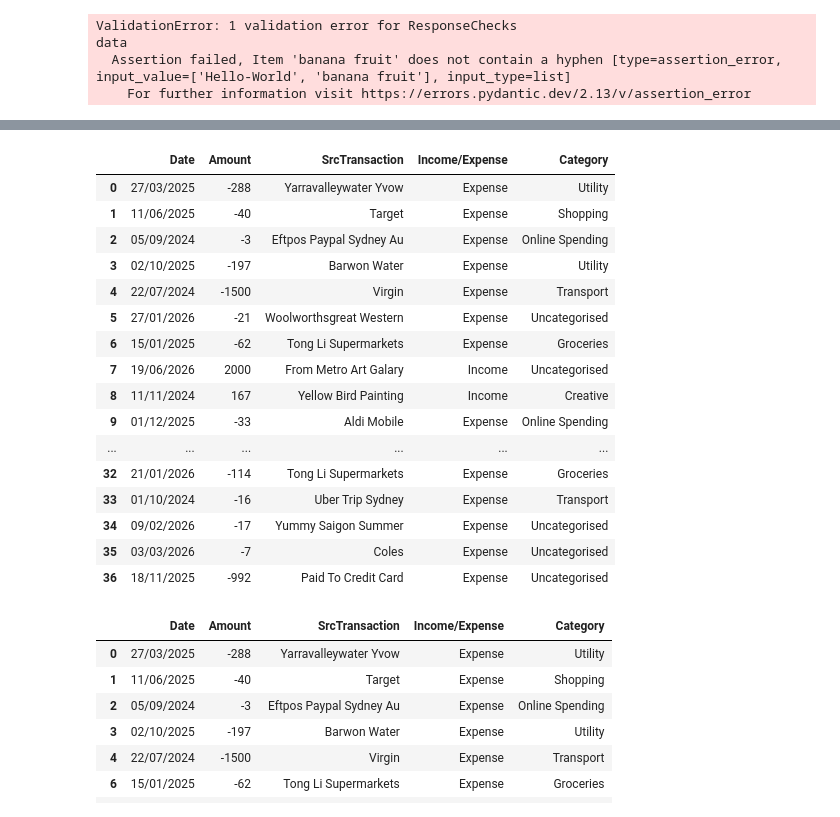
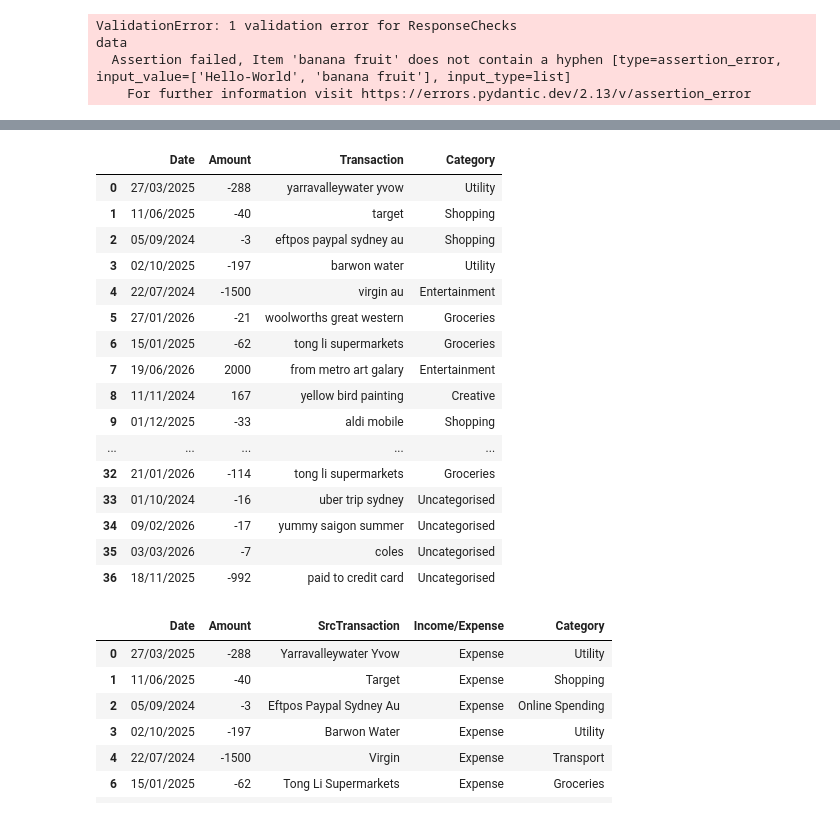
Before and after one commit to DzLeMQ/FALLM, a Jupyter notebook: categorise_transactions.ipynb, the cells around one changed output, grey strips where cells are left out. Saved outputs shown, nothing was run; the diff lists cells and outputs as text; code cells hidden in the pictures.

```diff
--- a/categorise_transactions.ipynb
+++ b/categorise_transactions.ipynb
@@ -16,8 +15,8 @@ def read_data():
     TransDF['Amount'] = pd.to_numeric(TransDF['Amount'], errors='coerce').fillna(0).astype(int)
     return TransDF
 
-AllTransDF = read_data()
+TransformedDF = read_data()
 
 #make sure the data has the right data type
-print(AllTransDF.dtypes)
+print(TransformedDF.dtypes)
 # %% [output]
@@ -62,0 +36,15 @@ TransformedDF = transform_data(AllTransDF)
+# %%
+def normalise_transaction(value):
+    if pd.isna(value):
+        return ""
+    value = str(value).strip().lower()
+    value = re.sub(r"[^a-z]+", " ", value)
+    return re.sub(r"\s+", " ", value).strip()
+
+#make a copy of transformed source to new df
+
+TransformedDF["Transaction"] = TransformedDF["Desc"].apply(normalise_transaction)
+
+TransformedDF.drop(columns = ["Desc"], inplace = True)
+
+TransformedDF
@@ -243,49 +282,51 @@ CategoriesDF
 # %%
 def normalise_transaction(value):
     if pd.isna(value):
         return ""
     value = str(value).strip().lower()
     value = re.sub(r"[^a-z0-9]+", " ", value)
     return re.sub(r"\s+", " ", value).strip()
 
-SourceDF = TransformedDF.copy()
-SourceDF = SourceDF.rename(columns={"Transaction": "SrcTransaction"})
+#make a copy of transformed source to new df
+# SourceDF = TransformedDF.copy()
+# SourceDF = SourceDF.rename(columns={"Transaction": "SrcTransaction"})
 
 CategoriesDF = CategoriesDF.copy()
 CategoriesDF["Transaction"] = CategoriesDF["Transaction"].fillna("").astype(str).str.strip()
-CategoriesDF["Transaction"] = CategoriesDF["Transaction"].str.replace(r"^(\d+\.|\*)\s+", "", regex=True)
+CategoriesDF["Transaction"] = CategoriesDF["Transaction"].str.replace(r"^(\d+\.|\*)\s+", "",
+regex=True)
 CategoriesDF["JoinKey"] = CategoriesDF["Transaction"].apply(normalise_transaction)
 CategoriesDF = CategoriesDF.drop_duplicates(subset=["JoinKey"], keep="first")
 
-SourceDF["JoinKey"] = SourceDF["SrcTransaction"].apply(normalise_transaction)
+TransformedDF["JoinKey"] = TransformedDF["Transaction"].apply(normalise_transaction)
 
 CategorisedTrans = pd.merge(
-    SourceDF,
+    TransformedDF,
     CategoriesDF[["JoinKey", "Category"]],
     on="JoinKey",
     how="left"
 ).drop(columns=["JoinKey"])
 
 CategorisedTrans["Category"] = CategorisedTrans["Category"].fillna("Uncategorised")
 CategorisedTrans
 # %% [output]
-|  | Date | Amount | SrcTransaction | Income/Expense | Category |
-| 0 | 27/03/2025 | -288 | Yarravalleywater Yvow | Expense | Utility |
-| 1 | 11/06/2025 | -40 | Target | Expense | Shopping |
-| 2 | 05/09/2024 | -3 | Eftpos Paypal Sydney Au | Expense | Online Spending |
-| 3 | 02/10/2025 | -197 | Barwon Water | Expense | Utility |
-| 4 | 22/07/2024 | -1500 | Virgin | Expense | Transport |
-| 5 | 27/01/2026 | -21 | Woolworthsgreat Western | Expense | Uncategorised |
-| 6 | 15/01/2025 | -62 | Tong Li Supermarkets | Expense | Groceries |
-| 7 | 19/06/2026 | 2000 | From Metro Art Galary | Income | Uncategorised |
-| 8 | 11/11/2024 | 167 | Yellow Bird Painting | Income | Creative |
-| 9 | 01/12/2025 | -33 | Aldi Mobile | Expense | Online Spending |
-| ... | ... | ... | ... | ... | ... |
-| 32 | 21/01/2026 | -114 | Tong Li Supermarkets | Expense | Groceries |
-| 33 | 01/10/2024 | -16 | Uber Trip Sydney | Expense | Transport |
-| 34 | 09/02/2026 | -17 | Yummy Saigon Summer | Expense | Uncategorised |
-| 35 | 03/03/2026 | -7 | Coles | Expense | Uncategorised |
-| 36 | 18/11/2025 | -992 | Paid To Credit Card | Expense | Uncategorised |
+|  | Date | Amount | Transaction | Category |
+| 0 | 27/03/2025 | -288 | yarravalleywater yvow | Utility |
+| 1 | 11/06/2025 | -40 | target | Shopping |
+| 2 | 05/09/2024 | -3 | eftpos paypal sydney au | Shopping |
+| 3 | 02/10/2025 | -197 | barwon water | Utility |
+| 4 | 22/07/2024 | -1500 | virgin au | Entertainment |
+| 5 | 27/01/2026 | -21 | woolworths great western | Groceries |
+| 6 | 15/01/2025 | -62 | tong li supermarkets | Groceries |
+| 7 | 19/06/2026 | 2000 | from metro art galary | Entertainment |
+| 8 | 11/11/2024 | 167 | yellow bird painting | Creative |
+| 9 | 01/12/2025 | -33 | aldi mobile | Shopping |
+| ... | ... | ... | ... | ... |
+| 32 | 21/01/2026 | -114 | tong li supermarkets | Groceries |
+| 33 | 01/10/2024 | -16 | uber trip sydney | Uncategorised |
+| 34 | 09/02/2026 | -17 | yummy saigon summer | Uncategorised |
+| 35 | 03/03/2026 | -7 | coles | Uncategorised |
+| 36 | 18/11/2025 | -992 | paid to credit card | Uncategorised |
 # %%
 CategorisedTrans = CategorisedTrans.dropna()
 CategorisedTrans
```
Also changed, not shown: parts of 13 cells of this notebook, 1 other file.
